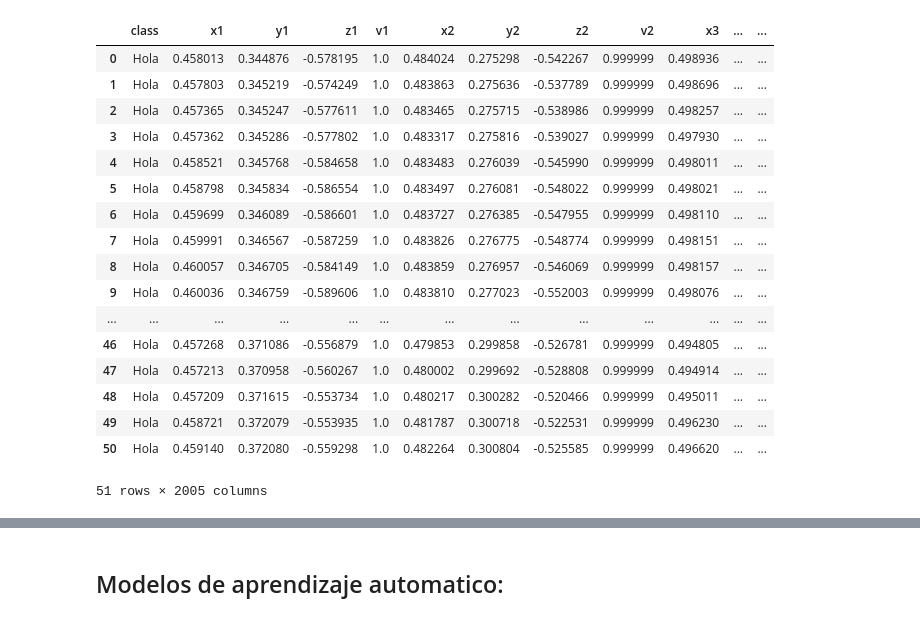
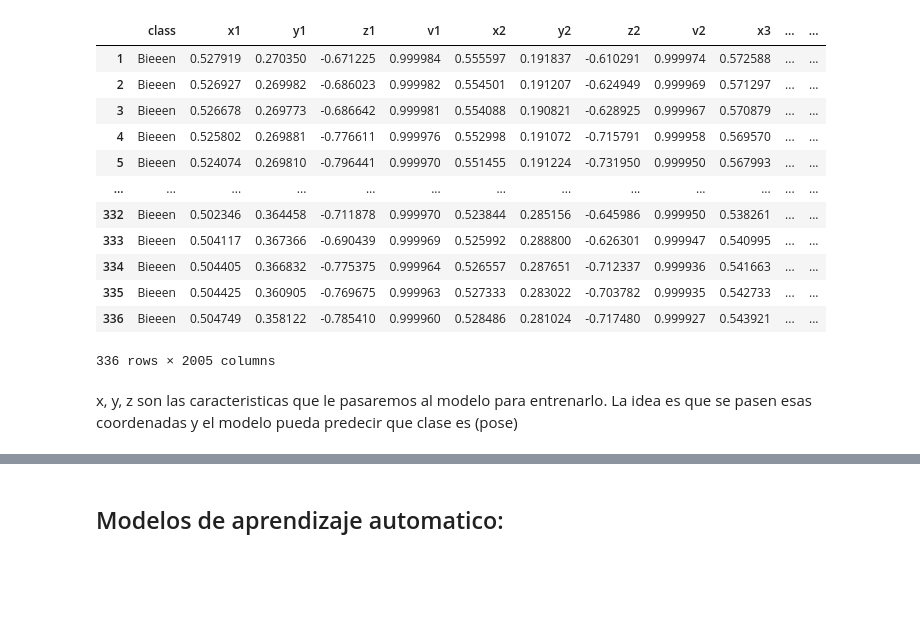
Before and after one commit to rosaainz/deteccion-lsm-mediapipe, a Jupyter notebook: holistic.ipynb, the cells around one changed output, grey strips where cells are left out. Drawn from its saved outputs; the diff is of its cells as text; code cells hidden in the pictures; blank space fills up the shorter version.

Commit message:
Probando poses: Buuieeen(1row),Bieeen(335rows), Buuu que mal(210) Accuracy 0.99 - lr, rc

```diff
--- a/holistic.ipynb
+++ b/holistic.ipynb
@@ -213,25 +370,23 @@ df.tail()
 5 rows × 2005 columns
 # %%
-df[df['class']=='Hola']
+df[df['class']=='Bieeen']
 # %% [output]
 |  | class | x1 | y1 | z1 | v1 | x2 | y2 | z2 | v2 | x3 | ... | ... |
-| 0 | Hola | 0.458013 | 0.344876 | -0.578195 | 1.0 | 0.484024 | 0.275298 | -0.542267 | 0.999999 | 0.498936 | ... | ... |
-| 1 | Hola | 0.457803 | 0.345219 | -0.574249 | 1.0 | 0.483863 | 0.275636 | -0.537789 | 0.999999 | 0.498696 | ... | ... |
-| 2 | Hola | 0.457365 | 0.345247 | -0.577611 | 1.0 | 0.483465 | 0.275715 | -0.538986 | 0.999999 | 0.498257 | ... | ... |
-| 3 | Hola | 0.457362 | 0.345286 | -0.577802 | 1.0 | 0.483317 | 0.275816 | -0.539027 | 0.999999 | 0.497930 | ... | ... |
-| 4 | Hola | 0.458521 | 0.345768 | -0.584658 | 1.0 | 0.483483 | 0.276039 | -0.545990 | 0.999999 | 0.498011 | ... | ... |
-| 5 | Hola | 0.458798 | 0.345834 | -0.586554 | 1.0 | 0.483497 | 0.276081 | -0.548022 | 0.999999 | 0.498021 | ... | ... |
-| 6 | Hola | 0.459699 | 0.346089 | -0.586601 | 1.0 | 0.483727 | 0.276385 | -0.547955 | 0.999999 | 0.498110 | ... | ... |
-| 7 | Hola | 0.459991 | 0.346567 | -0.587259 | 1.0 | 0.483826 | 0.276775 | -0.548774 | 0.999999 | 0.498151 | ... | ... |
-| 8 | Hola | 0.460057 | 0.346705 | -0.584149 | 1.0 | 0.483859 | 0.276957 | -0.546069 | 0.999999 | 0.498157 | ... | ... |
-| 9 | Hola | 0.460036 | 0.346759 | -0.589606 | 1.0 | 0.483810 | 0.277023 | -0.552003 | 0.999999 | 0.498076 | ... | ... |
+| 1 | Bieeen | 0.527919 | 0.270350 | -0.671225 | 0.999984 | 0.555597 | 0.191837 | -0.610291 | 0.999974 | 0.572588 | ... | ... |
+| 2 | Bieeen | 0.526927 | 0.269982 | -0.686023 | 0.999982 | 0.554501 | 0.191207 | -0.624949 | 0.999969 | 0.571297 | ... | ... |
+| 3 | Bieeen | 0.526678 | 0.269773 | -0.686642 | 0.999981 | 0.554088 | 0.190821 | -0.628925 | 0.999967 | 0.570879 | ... | ... |
+| 4 | Bieeen | 0.525802 | 0.269881 | -0.776611 | 0.999976 | 0.552998 | 0.191072 | -0.715791 | 0.999958 | 0.569570 | ... | ... |
+| 5 | Bieeen | 0.524074 | 0.269810 | -0.796441 | 0.999970 | 0.551455 | 0.191224 | -0.731950 | 0.999950 | 0.567993 | ... | ... |
 | ... | ... | ... | ... | ... | ... | ... | ... | ... | ... | ... | ... | ... |
-| 46 | Hola | 0.457268 | 0.371086 | -0.556879 | 1.0 | 0.479853 | 0.299858 | -0.526781 | 0.999999 | 0.494805 | ... | ... |
-| 47 | Hola | 0.457213 | 0.370958 | -0.560267 | 1.0 | 0.480002 | 0.299692 | -0.528808 | 0.999999 | 0.494914 | ... | ... |
-| 48 | Hola | 0.457209 | 0.371615 | -0.553734 | 1.0 | 0.480217 | 0.300282 | -0.520466 | 0.999999 | 0.495011 | ... | ... |
-| 49 | Hola | 0.458721 | 0.372079 | -0.553935 | 1.0 | 0.481787 | 0.300718 | -0.522531 | 0.999999 | 0.496230 | ... | ... |
-| 50 | Hola | 0.459140 | 0.372080 | -0.559298 | 1.0 | 0.482264 | 0.300804 | -0.525585 | 0.999999 | 0.496620 | ... | ... |
+| 332 | Bieeen | 0.502346 | 0.364458 | -0.711878 | 0.999970 | 0.523844 | 0.285156 | -0.645986 | 0.999950 | 0.538261 | ... | ... |
+| 333 | Bieeen | 0.504117 | 0.367366 | -0.690439 | 0.999969 | 0.525992 | 0.288800 | -0.626301 | 0.999947 | 0.540995 | ... | ... |
+| 334 | Bieeen | 0.504405 | 0.366832 | -0.775375 | 0.999964 | 0.526557 | 0.287651 | -0.712337 | 0.999936 | 0.541663 | ... | ... |
+| 335 | Bieeen | 0.504425 | 0.360905 | -0.769675 | 0.999963 | 0.527333 | 0.283022 | -0.703782 | 0.999935 | 0.542733 | ... | ... |
+| 336 | Bieeen | 0.504749 | 0.358122 | -0.785410 | 0.999960 | 0.528486 | 0.281024 | -0.717480 | 0.999927 | 0.543921 | ... | ... |
-51 rows × 2005 columns
+336 rows × 2005 columns
+# %% [markdown]
+x, y, z son las caracteristicas que le pasaremos al modelo para entrenarlo.
+La idea es que se pasen esas coordenadas y el modelo pueda predecir que clase es (pose)
 # %%
 X = df.drop('class', axis=1) # coordenadas
 y = df['class'] # clase
```
Also changed, not shown: parts of 110 cells of this notebook, 2 other files.
